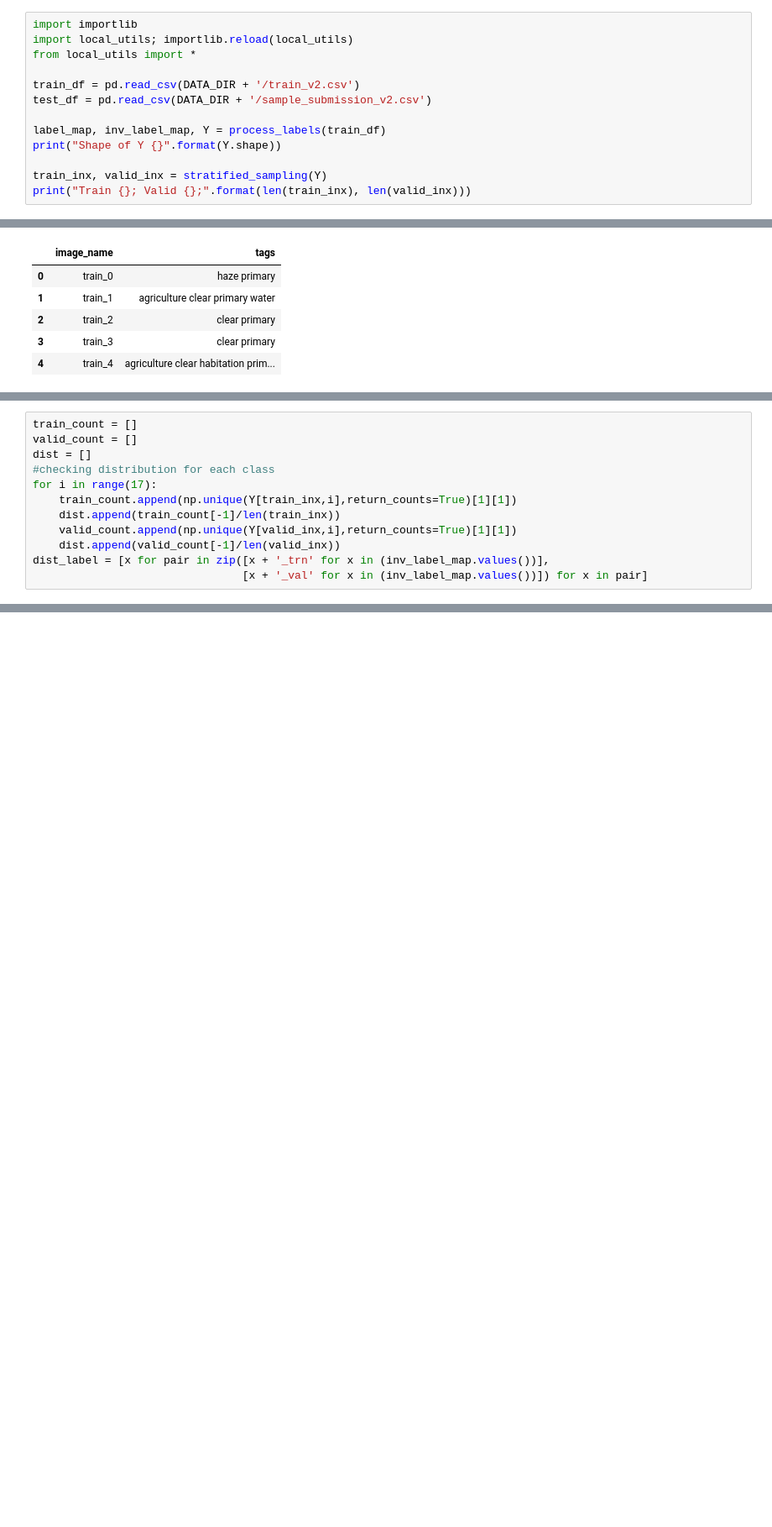
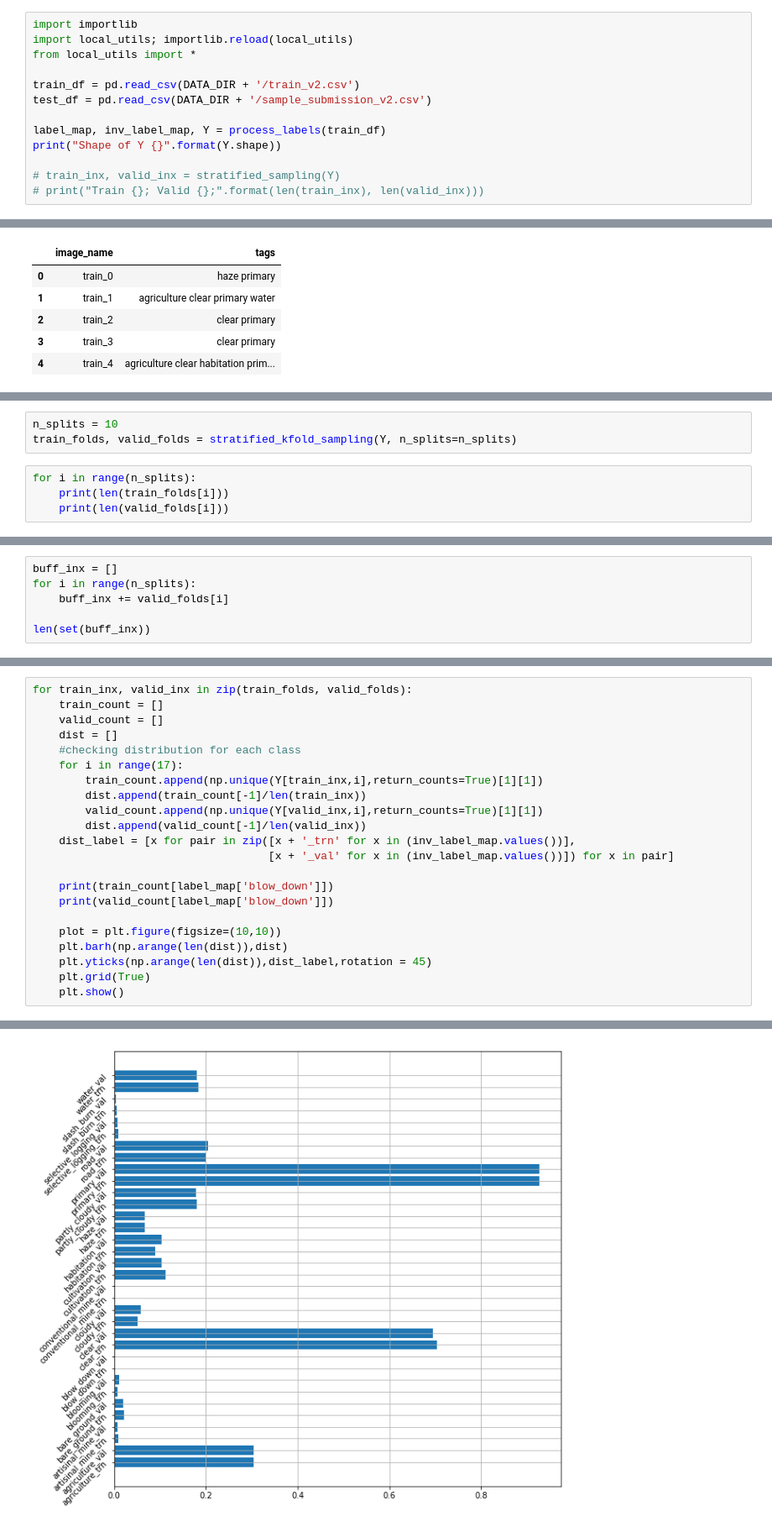
Before and after one commit to vfdev-5/planet_amazon_rainforest, a Jupyter notebook: skolbachev_nbs/stratified_sampling_playground.ipynb, the cells around one changed output, grey strips where cells are left out. Shown: that part at 84% size. Cells and saved outputs as stored; diff of their text form; blank space fills up the shorter version.

Commit message:
KFold Stratified Sampling experiments

```diff
--- a/skolbachev_nbs/stratified_sampling_playground.ipynb
+++ b/skolbachev_nbs/stratified_sampling_playground.ipynb
@@ -9,7 +9,7 @@ test_df = pd.read_csv(DATA_DIR + '/sample_submission_v2.csv')
 label_map, inv_label_map, Y = process_labels(train_df)
 print("Shape of Y {}".format(Y.shape))
 
-train_inx, valid_inx = stratified_sampling(Y)
-print("Train {}; Valid {};".format(len(train_inx), len(valid_inx)))
+# train_inx, valid_inx = stratified_sampling(Y)
+# print("Train {}; Valid {};".format(len(train_inx), len(valid_inx)))
 # %% [output]
 Using TensorFlow backend.
@@ -29,0 +49,7 @@ train_df.head()
+# %%
+n_splits = 10
+train_folds, valid_folds = stratified_kfold_sampling(Y, n_splits=n_splits)
+# %%
+for i in range(n_splits):
+    print(len(train_folds[i]))
+    print(len(valid_folds[i]))
@@ -29,0 +77,6 @@ train_df.head()
+# %%
+buff_inx = []
+for i in range(n_splits):
+    buff_inx += valid_folds[i]
+
+len(set(buff_inx))
@@ -30,12 +85,23 @@ train_df.head()
 # %%
-train_count = []
-valid_count = []
-dist = []
-#checking distribution for each class
-for i in range(17):
-    train_count.append(np.unique(Y[train_inx,i],return_counts=True)[1][1])
-    dist.append(train_count[-1]/len(train_inx))
-    valid_count.append(np.unique(Y[valid_inx,i],return_counts=True)[1][1])
-    dist.append(valid_count[-1]/len(valid_inx))
-dist_label = [x for pair in zip([x + '_trn' for x in (inv_label_map.values())],
-                                [x + '_val' for x in (inv_label_map.values())]) for x in pair]
+for train_inx, valid_inx in zip(train_folds, valid_folds):
+    train_count = []
+    valid_count = []
+    dist = []
+    #checking distribution for each class
+    for i in range(17):
+        train_count.append(np.unique(Y[train_inx,i],return_counts=True)[1][1])
+        dist.append(train_count[-1]/len(train_inx))
+        valid_count.append(np.unique(Y[valid_inx,i],return_counts=True)[1][1])
+        dist.append(valid_count[-1]/len(valid_inx))
+    dist_label = [x for pair in zip([x + '_trn' for x in (inv_label_map.values())],
+                                    [x + '_val' for x in (inv_label_map.values())]) for x in pair]
+
+    print(train_count[label_map['blow_down']])
+    print(valid_count[label_map['blow_down']])
+
+    plot = plt.figure(figsize=(10,10))
+    plt.barh(np.arange(len(dist)),dist)
+    plt.yticks(np.arange(len(dist)),dist_label,rotation = 45)
+    plt.grid(True)
+    plt.show()
+# %% [output]
@@ -41,0 +110 @@ dist_label = [x for pair in zip([x + '_trn' for x in (inv_label_map.values())],
+[figure, added]
```
Also changed, not shown: parts of 7 cells of this notebook, 1 other file.
